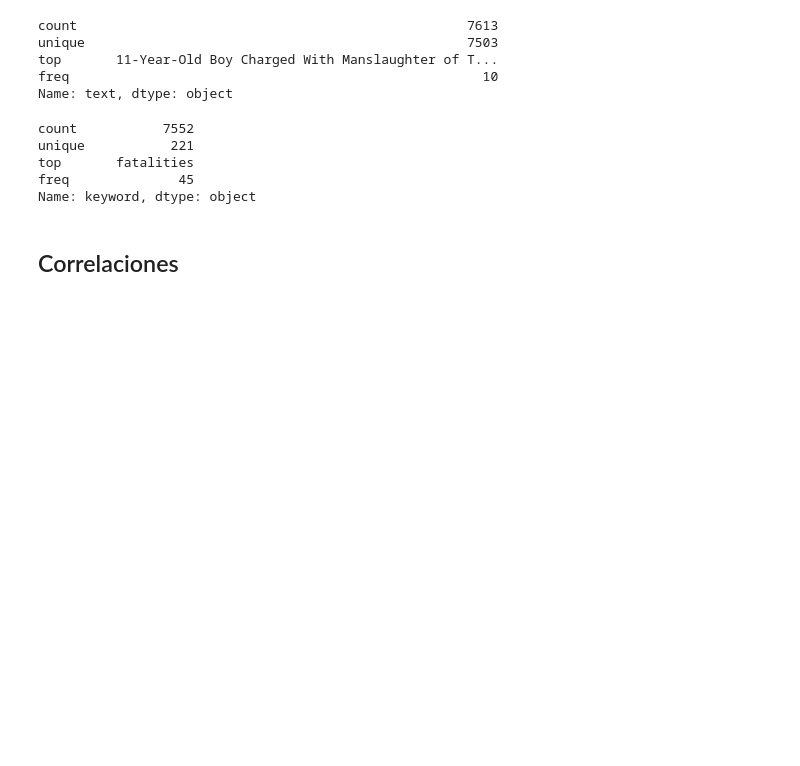
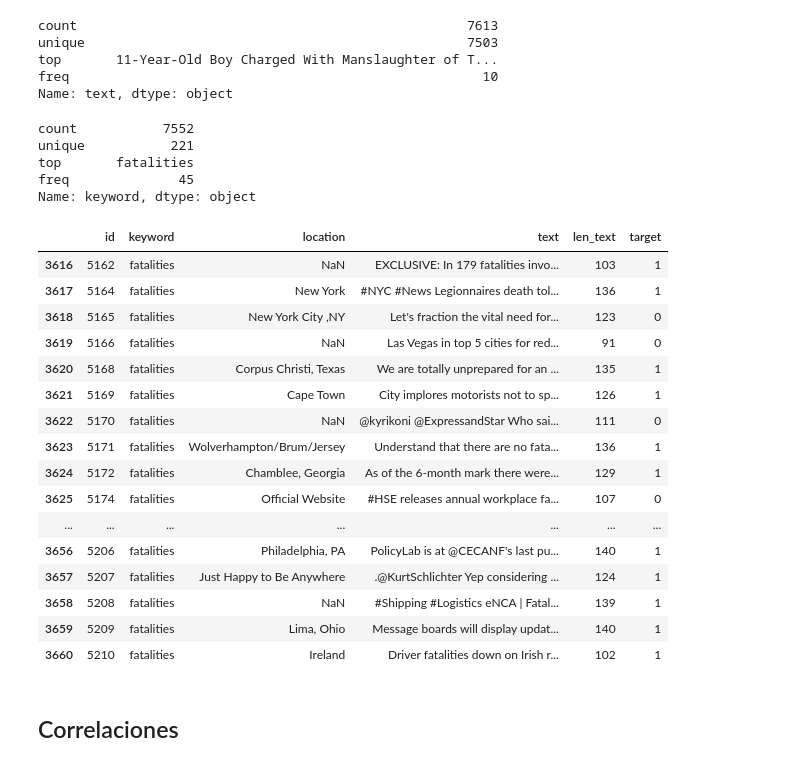
Before and after one commit to pablbob/9558-7506-Data-Hunters, a Jupyter notebook: TP1.ipynb, the cells around one changed output. Drawn from its saved outputs; the diff is of its cells as text; code cells hidden in the pictures; blank space fills up the shorter version.

```diff
--- a/TP1.ipynb
+++ b/TP1.ipynb
@@ -75,6 +105,27 @@ unique           221
 top       fatalities
 freq              45
 Name: keyword, dtype: object
+# %%
+top_keyword = train[train['keyword'] == 'fatalities']
+top_keyword
+# %% [output]
+|  | id | keyword | location | text | len_text | target |
+| 3616 | 5162 | fatalities | NaN | EXCLUSIVE: In 179 fatalities invo... | 103 | 1 |
+| 3617 | 5164 | fatalities | New York | #NYC #News Legionnaires death tol... | 136 | 1 |
+| 3618 | 5165 | fatalities | New York City ,NY | Let's fraction the vital need for... | 123 | 0 |
+| 3619 | 5166 | fatalities | NaN | Las Vegas in top 5 cities for red... | 91 | 0 |
+| 3620 | 5168 | fatalities | Corpus Christi, Texas | We are totally unprepared for an ... | 135 | 1 |
+| 3621 | 5169 | fatalities | Cape Town | City implores motorists not to sp... | 126 | 1 |
+| 3622 | 5170 | fatalities | NaN | @kyrikoni @ExpressandStar Who sai... | 111 | 0 |
+| 3623 | 5171 | fatalities | Wolverhampton/Brum/Jersey | Understand that there are no fata... | 136 | 1 |
+| 3624 | 5172 | fatalities | Chamblee, Georgia | As of the 6-month mark there were... | 129 | 1 |
+| 3625 | 5174 | fatalities | Official Website | #HSE releases annual workplace fa... | 107 | 0 |
+| ... | ... | ... | ... | ... | ... | ... |
+| 3656 | 5206 | fatalities | Philadelphia, PA | PolicyLab is at @CECANF's last pu... | 140 | 1 |
+| 3657 | 5207 | fatalities | Just Happy to Be Anywhere | .@KurtSchlichter Yep considering ... | 124 | 1 |
+| 3658 | 5208 | fatalities | NaN | #Shipping #Logistics eNCA | Fatal... | 139 | 1 |
+| 3659 | 5209 | fatalities | Lima, Ohio | Message boards will display updat... | 140 | 1 |
+| 3660 | 5210 | fatalities | Ireland | Driver fatalities down on Irish r... | 102 | 1 |
 # %% [markdown]
 ## Correlaciones
 # %% [markdown]
```
Also changed, not shown: parts of 8 cells of this notebook.
